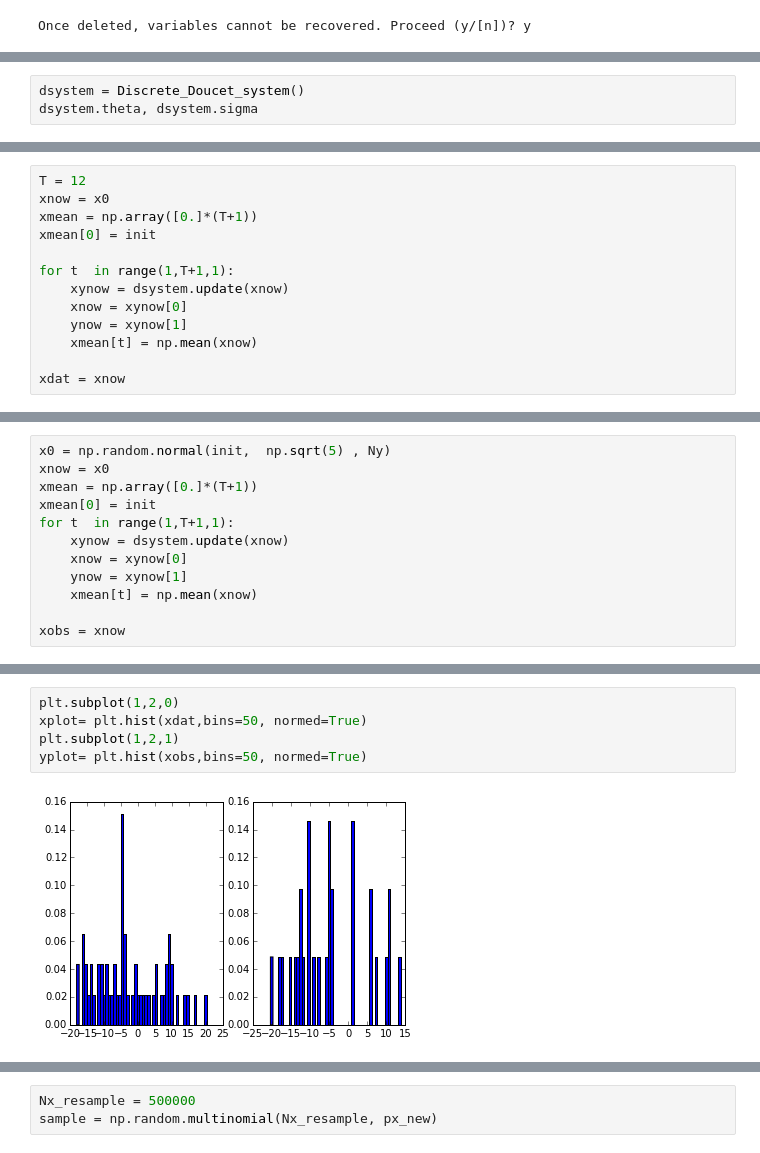
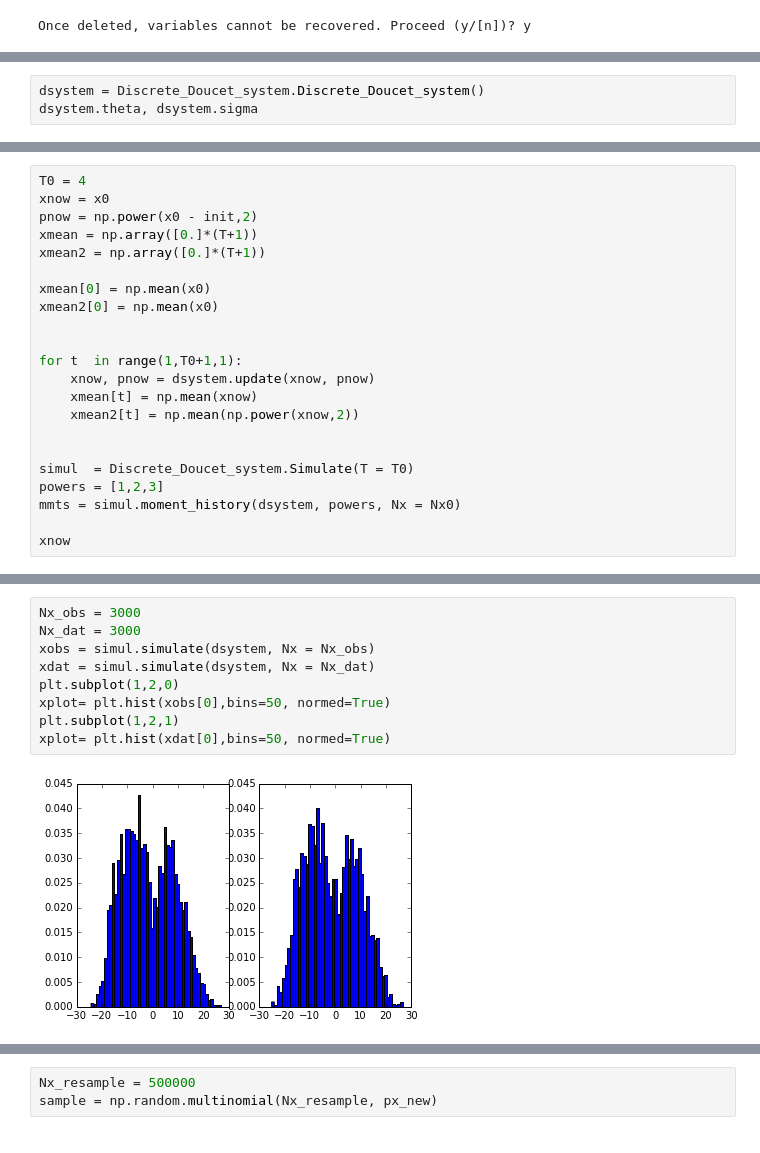
Before and after one commit to masomatics/snapshot2015, a Jupyter notebook: notes/Untitled.ipynb, the cells around one changed output, grey strips where cells are left out. Saved outputs shown, nothing was run; the diff lists cells and outputs as text.

```diff
--- a/notes/Untitled.ipynb
+++ b/notes/Untitled.ipynb
@@ -41,4 +16,4 @@ class Discrete_Doucet_system:
 # %%
-dsystem = Discrete_Doucet_system()
+dsystem = Discrete_Doucet_system.Discrete_Doucet_system()
 dsystem.theta, dsystem.sigma
 # %% [output]
@@ -53,13 +27,22 @@ x0 = np.random.normal(init,  np.sqrt(5) , Nx)
 # %%
-T = 12
+T0 = 4
 xnow = x0
+pnow = np.power(x0 - init,2)
 xmean = np.array([0.]*(T+1))
-xmean[0] = init
+xmean2 = np.array([0.]*(T+1))
 
-for t  in range(1,T+1,1):
-    xynow = dsystem.update(xnow)
-    xnow = xynow[0]
-    ynow = xynow[1]
+xmean[0] = np.mean(x0)
+xmean2[0] = np.mean(x0)
+
+
+for t  in range(1,T0+1,1):
+    xnow, pnow = dsystem.update(xnow, pnow)
     xmean[t] = np.mean(xnow)
+    xmean2[t] = np.mean(np.power(xnow,2))
 
-xdat = xnow
+
+simul  = Discrete_Doucet_system.Simulate(T = T0)
+powers = [1,2,3]
+mmts = simul.moment_history(dsystem, powers, Nx = Nx0)
+
+xnow
@@ -66,12 +51,0 @@ xdat = xnow
-# %%
-x0 = np.random.normal(init,  np.sqrt(5) , Ny)
-xnow = x0
-xmean = np.array([0.]*(T+1))
-xmean[0] = init
-for t  in range(1,T+1,1):
-    xynow = dsystem.update(xnow)
-    xnow = xynow[0]
-    ynow = xynow[1]
-    xmean[t] = np.mean(xnow)
-
-xobs = xnow
@@ -78,7 +91,11 @@ xobs = xnow
 # %%
+Nx_obs = 3000
+Nx_dat = 3000
+xobs = simul.simulate(dsystem, Nx = Nx_obs)
+xdat = simul.simulate(dsystem, Nx = Nx_dat)
 plt.subplot(1,2,0)
-xplot= plt.hist(xdat,bins=50, normed=True)
+xplot= plt.hist(xobs[0],bins=50, normed=True)
 plt.subplot(1,2,1)
-yplot= plt.hist(xobs,bins=50, normed=True)
+xplot= plt.hist(xdat[0],bins=50, normed=True)
 # %% [output]
-[figure, old version]
+[figure, new version]
```
Also changed, not shown: parts of 17 cells of this notebook, 3 other files.
